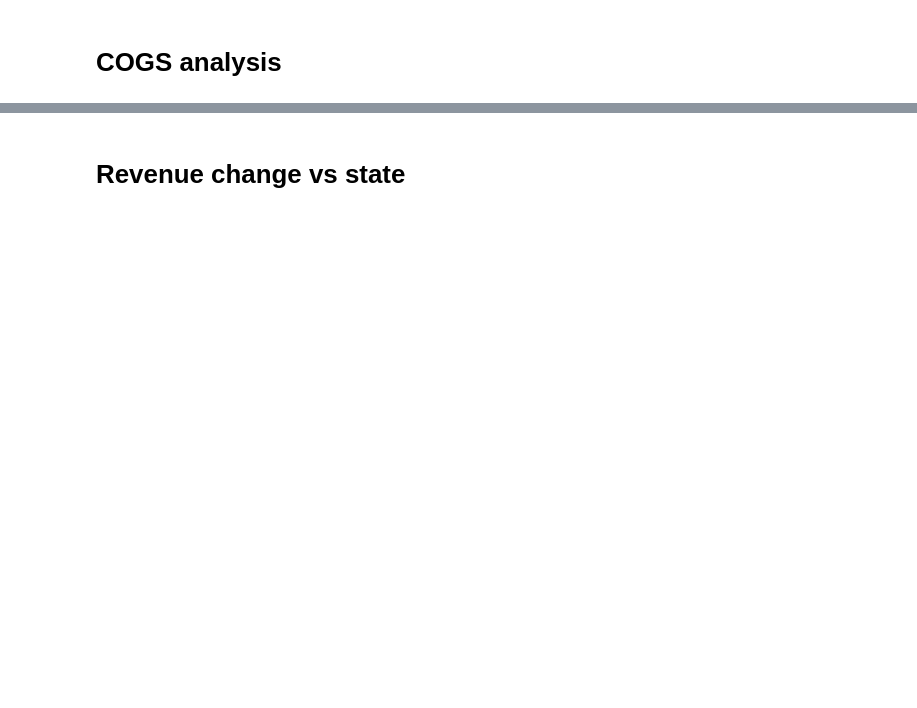
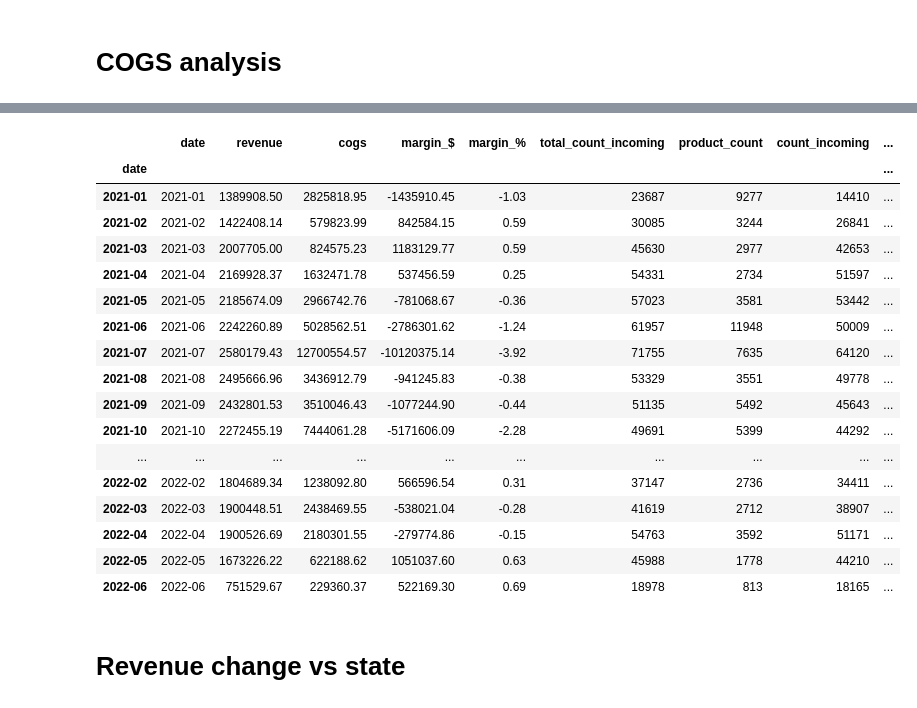
Before and after one commit to warrenshen/platform, a Jupyter notebook: services/api-server/notebooks/analysis/Monthly_Client_Surveillance.ipynb, the cells around one changed output, grey strips where cells are left out. Drawn from its saved outputs; the diff is of its cells as text; code cells hidden in the pictures; blank space fills up the shorter version.

```diff
--- a/services/api-server/notebooks/analysis/Monthly_Client_Surveillance.ipynb
+++ b/services/api-server/notebooks/analysis/Monthly_Client_Surveillance.ipynb
@@ -310,3 +495,24 @@ df_summary_simp
+# %%
+df_summary_simp_uom
+# %% [output]
+|  | date | revenue | cogs | margin_$ | margin_% | total_count_incoming | product_count | count_incoming | ... |
+| date |  |  |  |  |  |  |  |  | ... |
+| 2021-01 | 2021-01 | 1389908.50 | 2825818.95 | -1435910.45 | -1.03 | 23687 | 9277 | 14410 | ... |
+| 2021-02 | 2021-02 | 1422408.14 | 579823.99 | 842584.15 | 0.59 | 30085 | 3244 | 26841 | ... |
+| 2021-03 | 2021-03 | 2007705.00 | 824575.23 | 1183129.77 | 0.59 | 45630 | 2977 | 42653 | ... |
+| 2021-04 | 2021-04 | 2169928.37 | 1632471.78 | 537456.59 | 0.25 | 54331 | 2734 | 51597 | ... |
+| 2021-05 | 2021-05 | 2185674.09 | 2966742.76 | -781068.67 | -0.36 | 57023 | 3581 | 53442 | ... |
+| 2021-06 | 2021-06 | 2242260.89 | 5028562.51 | -2786301.62 | -1.24 | 61957 | 11948 | 50009 | ... |
+| 2021-07 | 2021-07 | 2580179.43 | 12700554.57 | -10120375.14 | -3.92 | 71755 | 7635 | 64120 | ... |
+| 2021-08 | 2021-08 | 2495666.96 | 3436912.79 | -941245.83 | -0.38 | 53329 | 3551 | 49778 | ... |
+| 2021-09 | 2021-09 | 2432801.53 | 3510046.43 | -1077244.90 | -0.44 | 51135 | 5492 | 45643 | ... |
+| 2021-10 | 2021-10 | 2272455.19 | 7444061.28 | -5171606.09 | -2.28 | 49691 | 5399 | 44292 | ... |
+| ... | ... | ... | ... | ... | ... | ... | ... | ... | ... |
+| 2022-02 | 2022-02 | 1804689.34 | 1238092.80 | 566596.54 | 0.31 | 37147 | 2736 | 34411 | ... |
+| 2022-03 | 2022-03 | 1900448.51 | 2438469.55 | -538021.04 | -0.28 | 41619 | 2712 | 38907 | ... |
+| 2022-04 | 2022-04 | 1900526.69 | 2180301.55 | -279774.86 | -0.15 | 54763 | 3592 | 51171 | ... |
+| 2022-05 | 2022-05 | 1673226.22 | 622188.62 | 1051037.60 | 0.63 | 45988 | 1778 | 44210 | ... |
+| 2022-06 | 2022-06 | 751529.67 | 229360.37 | 522169.30 | 0.69 | 18978 | 813 | 18165 | ... |
 # %% [markdown]
 # Revenue change vs state
 # %%
```
Also changed, not shown: parts of 60 cells of this notebook, 3 other files.
